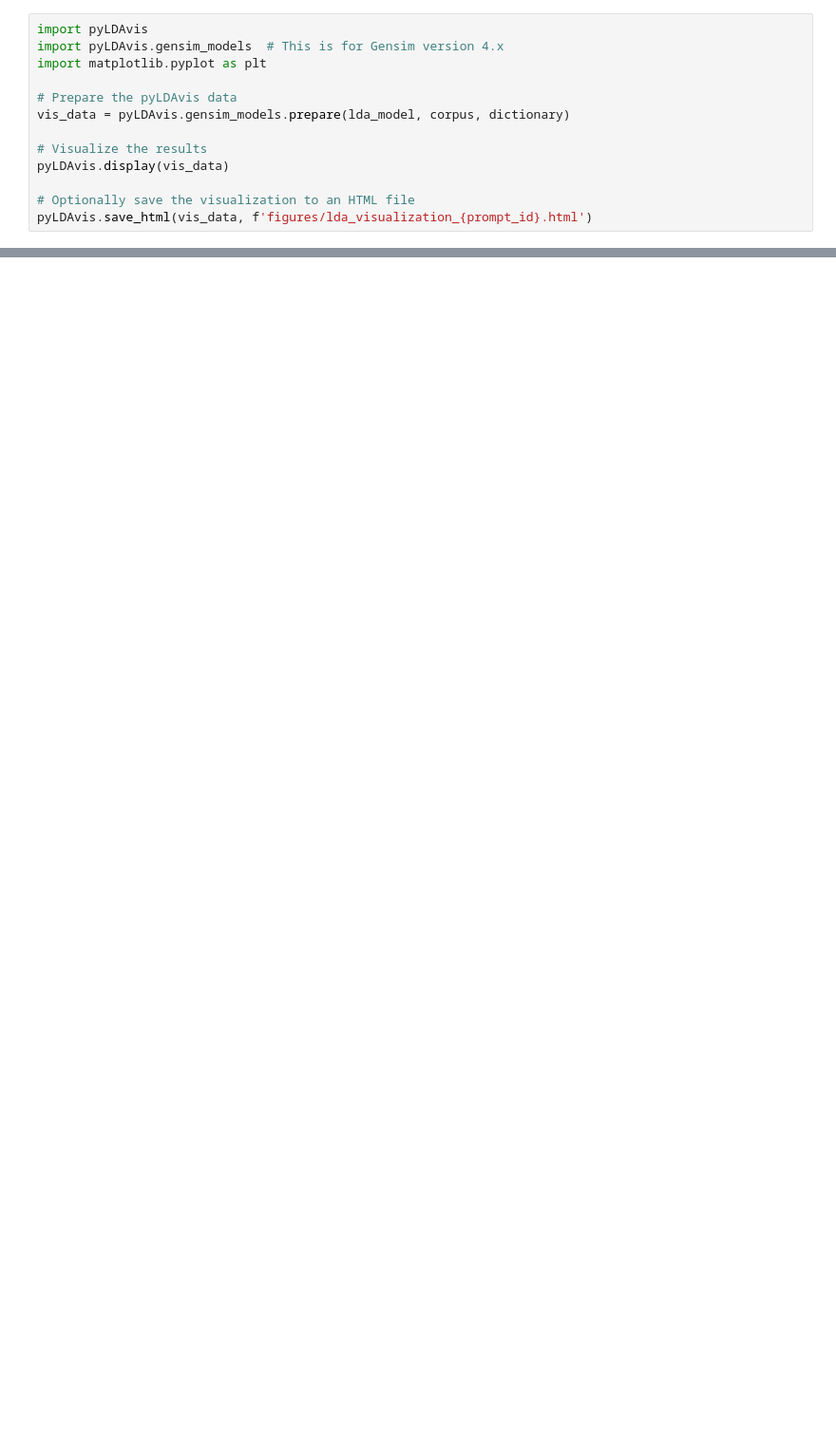
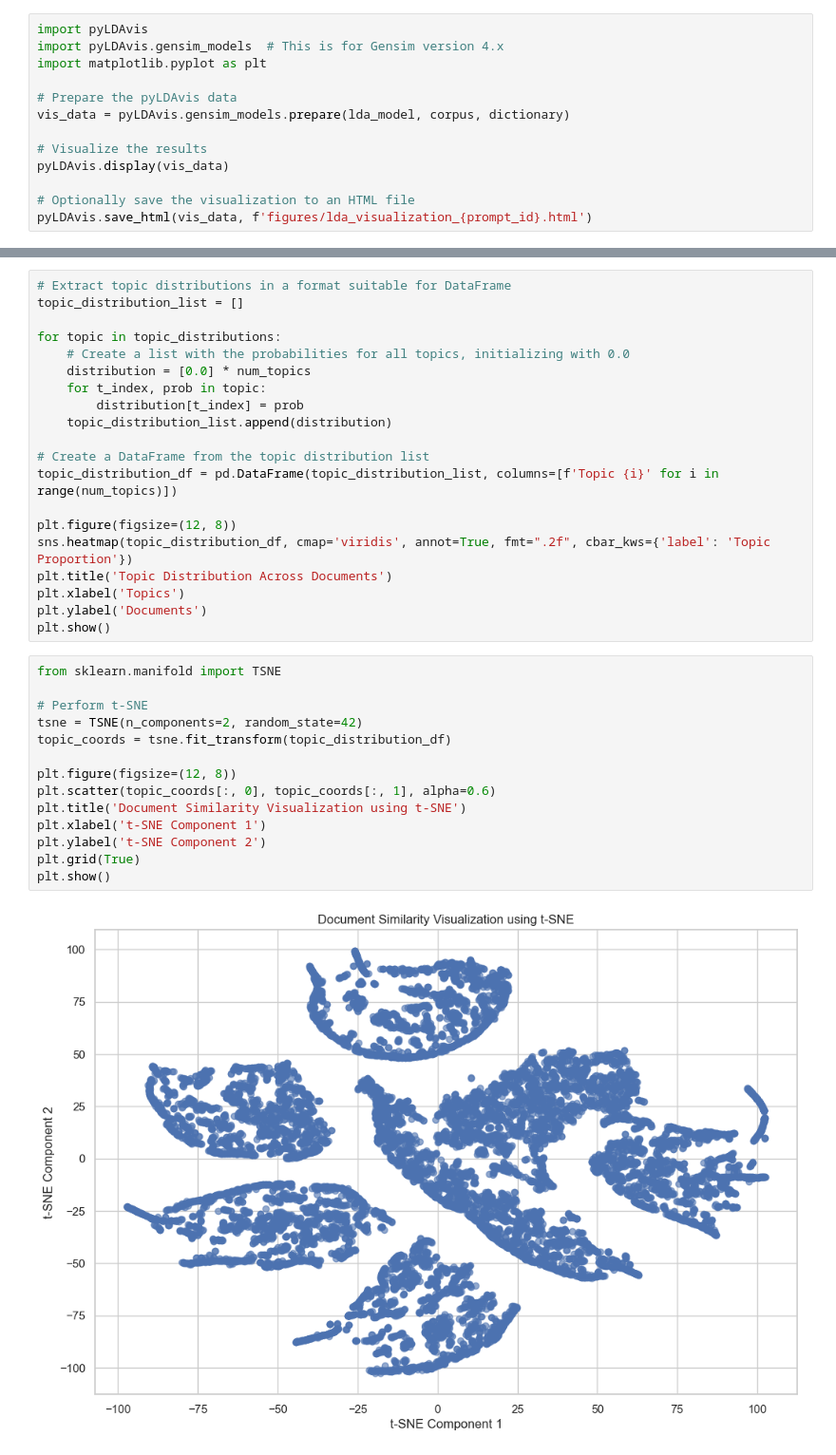
Before and after one commit to ishreya09/Cross-Prompt-Essay-Grader-Model, a Jupyter notebook: data/Coherence/lda aes.ipynb, the cells around one changed output, grey strips where cells are left out. Shown at 95% size. Drawn from its saved outputs; the diff is of its cells as text; blank space fills up the shorter version.

```diff
--- a/data/Coherence/lda aes.ipynb
+++ b/data/Coherence/lda aes.ipynb
@@ -218,0 +273,36 @@ pyLDAvis.save_html(vis_data, f'figures/lda_visualization_{prompt_id}.html')
+# %%
+# Extract topic distributions in a format suitable for DataFrame
+topic_distribution_list = []
+
+for topic in topic_distributions:
+    # Create a list with the probabilities for all topics, initializing with 0.0
+    distribution = [0.0] * num_topics
+    for t_index, prob in topic:
+        distribution[t_index] = prob
+    topic_distribution_list.append(distribution)
+
+# Create a DataFrame from the topic distribution list
+topic_distribution_df = pd.DataFrame(topic_distribution_list, columns=[f'Topic {i}' for i in range(num_topics)])
+
+plt.figure(figsize=(12, 8))
+sns.heatmap(topic_distribution_df, cmap='viridis', annot=True, fmt=".2f", cbar_kws={'label': 'Topic Proportion'})
+plt.title('Topic Distribution Across Documents')
+plt.xlabel('Topics')
+plt.ylabel('Documents')
+plt.show()
+# %%
+from sklearn.manifold import TSNE
+
+# Perform t-SNE
+tsne = TSNE(n_components=2, random_state=42)
+topic_coords = tsne.fit_transform(topic_distribution_df)
+
+plt.figure(figsize=(12, 8))
+plt.scatter(topic_coords[:, 0], topic_coords[:, 1], alpha=0.6)
+plt.title('Document Similarity Visualization using t-SNE')
+plt.xlabel('t-SNE Component 1')
+plt.ylabel('t-SNE Component 2')
+plt.grid(True)
+plt.show()
+# %% [output]
+[figure, added]
```
Also changed, not shown: parts of 10 cells of this notebook, 9 other files.
